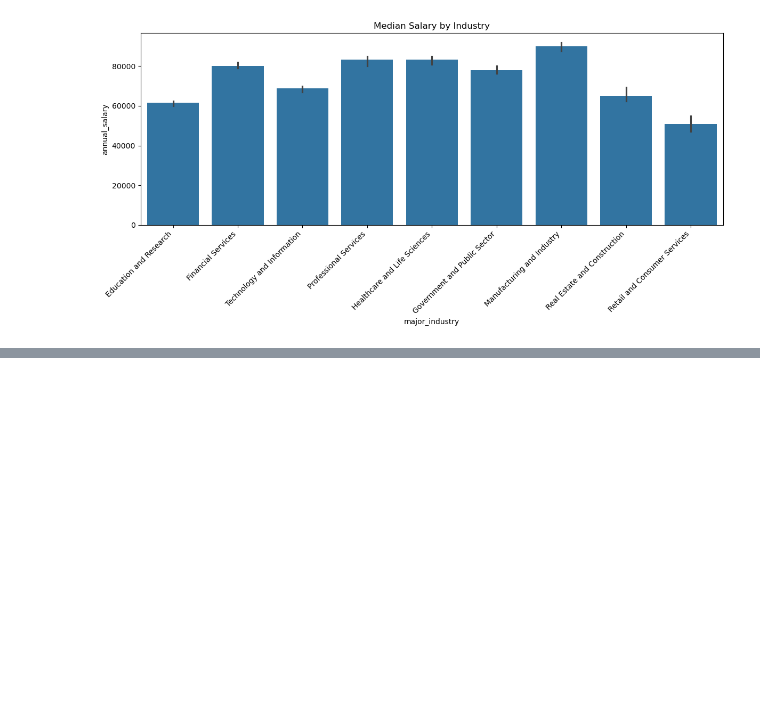
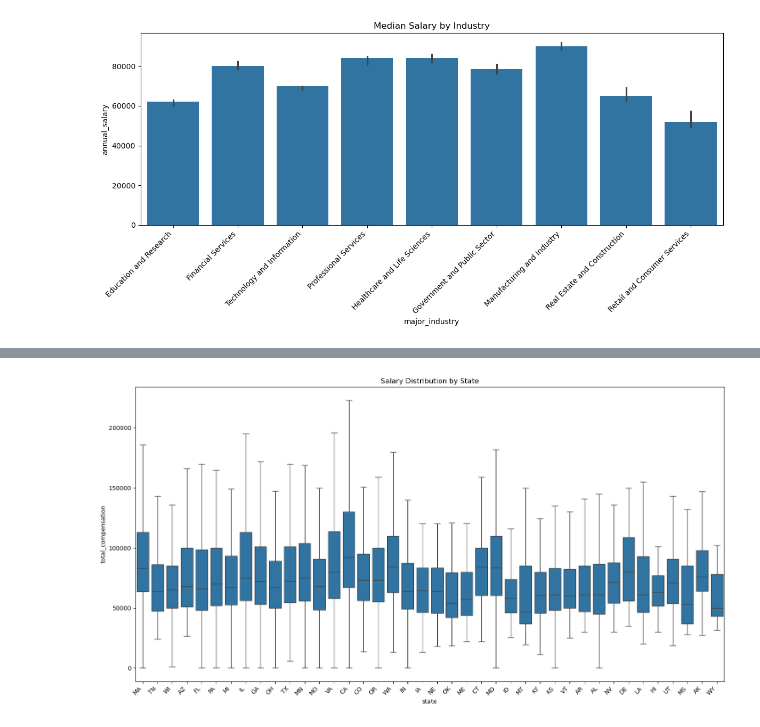
Before and after one commit to anejakartik/manager_survey_data_2021, a Jupyter notebook: final_project.ipynb, the cells around one changed output, grey strips where cells are left out. Drawn from its saved outputs; the diff is of its cells as text; code cells hidden in the pictures; blank space fills up the shorter version.

```diff
--- a/final_project.ipynb
+++ b/final_project.ipynb
@@ -101,6 +102,9 @@ us_data['total_compensation'] = us_data['annual_salary'] + us_data['additional_c
 # %%
 us_data['major_industry'] = us_data['industry'].apply(map_to_major_category)
 us_data = us_data[us_data.major_industry!='Other'] # removing others industry data and keeping only relavant data
+# %%
+# keeping data with relevant gender, race and education
+us_data = us_data[us_data.gender.str.contains("Man|Woman", na=False, case=False)]
 # %%
 experience_order = [
     '1 year or less',
@@ -242,0 +247,5 @@ perform_cross_validation(model, X, y)
+# %%
+state_data = us_data.__deepcopy__()
+state_data['state'] = state_data['state'].apply(convert_state_abbreviations) # converting states to short form
+state_data = state_data[state_data.state!='null']
+state_data
@@ -242,0 +316,14 @@ perform_cross_validation(model, X, y)
+# %%
+# State-wise salary distribution
+plt.figure(figsize=(15, 8))
+sns.boxplot(
+    data=state_data,
+    x='state',
+    y='total_compensation',
+    showfliers=False
+)
+plt.xticks(rotation=45, ha='right')
+plt.title('Salary Distribution by State')
+plt.tight_layout()
+# %% [output]
+[figure, added]
```
Also changed, not shown: parts of 28 cells of this notebook, 2 other files.
